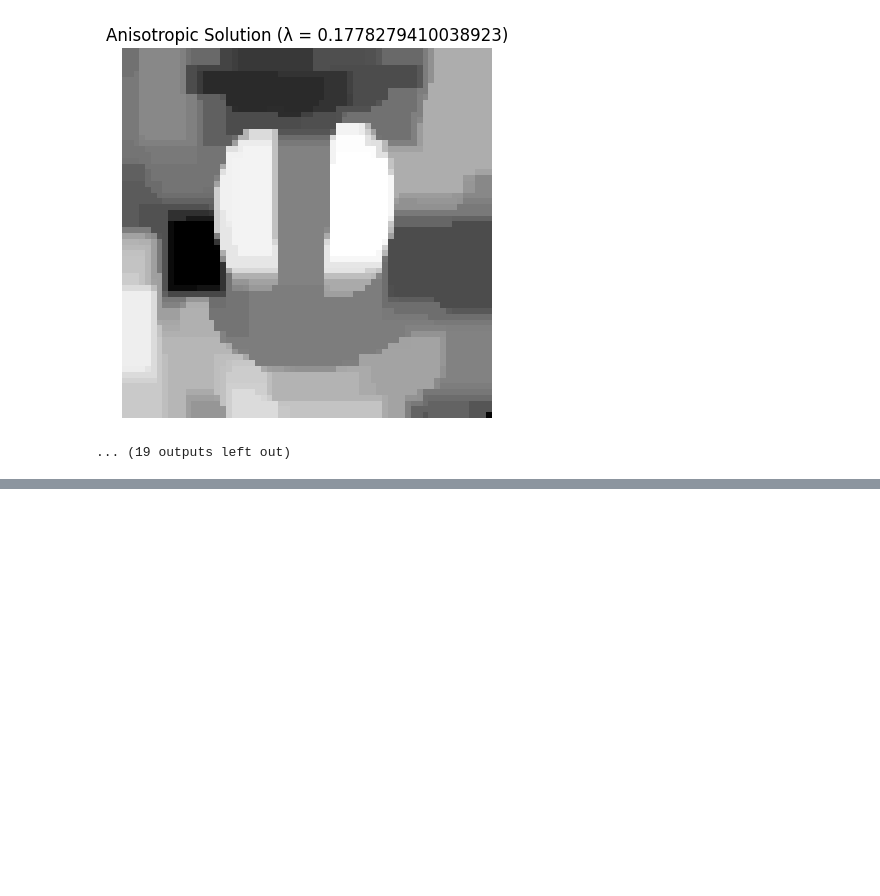
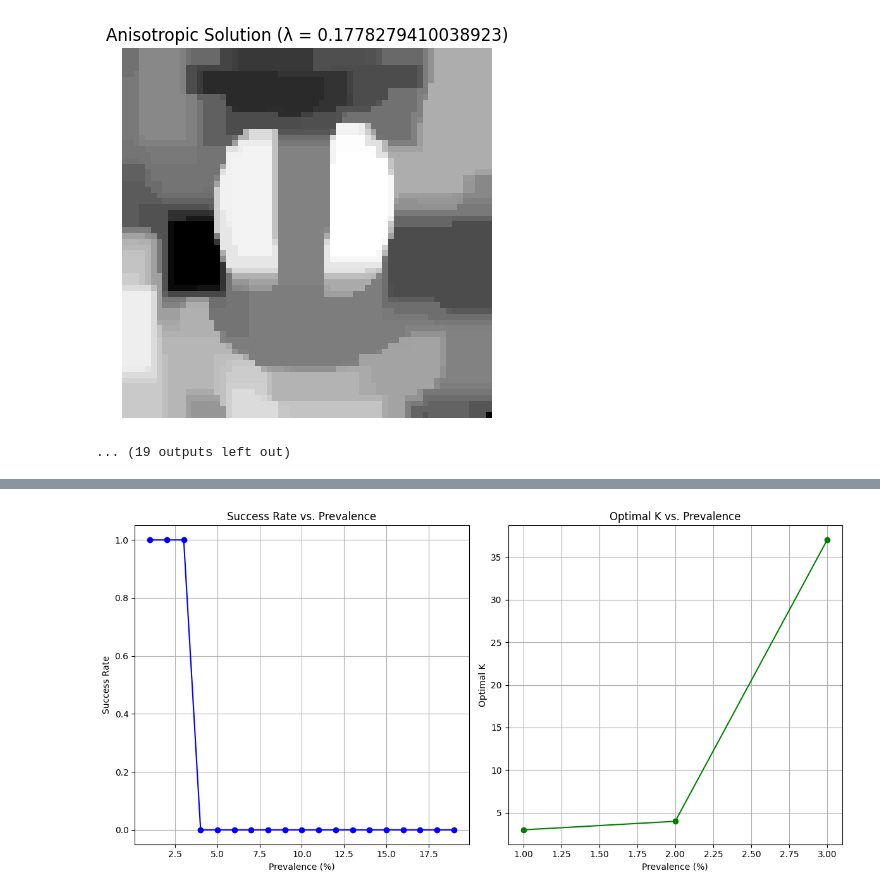
Before and after one commit to AmirHosseinNaghdi2003/convex-optimization, a Jupyter notebook: CHW1/CO_CHW1.ipynb, the cells around one changed output, grey strips where cells are left out. Saved outputs shown, nothing was run; the diff lists cells and outputs as text; code cells hidden in the pictures; blank space fills up the shorter version.

```diff
--- a/CHW1/CO_CHW1.ipynb
+++ b/CHW1/CO_CHW1.ipynb
@@ -314,0 +366,68 @@ Anisotropic Objective Value: 22.49616861304279
+# %%
+import numpy as np
+import cvxpy as cp
+import matplotlib.pyplot as plt
+
+N = 1000
+M = 100
+tolerance = 1e-4
+
+prevalence_levels = np.arange(0.01, 0.20, 0.01)
+
+success_rates = []
+optimal_K = []
+
+for prevalence in prevalence_levels:
+    S = int(N * prevalence)
+    ind0 = np.random.choice(N, S, replace=False)
+    x0 = np.zeros(N)
+    x0[ind0] = np.random.rand(S)
+
+    best_K = None
+    success_for_prevalence = False
+
+    for K in range(1, M + 1):
+        A = np.zeros((M, N))
+        for i in np.arange(N):
+            ind = np.random.choice(M, K, replace=False)
+            A[ind, i] = 1
+
+        y = A @ x0
+
+        x = cp.Variable(N, nonneg=True)
+        objective = cp.Minimize(cp.norm1(x))
+        constraints = [A @ x == y]
+        problem = cp.Problem(objective, constraints)
+        problem.solve()
+
+        identified = np.where(x.value > tolerance)[0]
+        success = np.array_equal(np.sort(identified), np.sort(ind0))
+
+        if success:
+            best_K = K
+            success_for_prevalence = True
+            break
+
+    optimal_K.append(best_K if success_for_prevalence else None)
+    success_rates.append(success_for_prevalence)
+
+
+plt.figure(figsize=(12, 6))
+plt.subplot(1, 2, 1)
+plt.plot(prevalence_levels * 100, success_rates, marker='o', color='blue')
+plt.xlabel('Prevalence (%)')
+plt.ylabel('Success Rate')
+plt.title('Success Rate vs. Prevalence')
+plt.grid(True)
+
+plt.subplot(1, 2, 2)
+plt.plot(prevalence_levels * 100, optimal_K, marker='o', color='green')
+plt.xlabel('Prevalence (%)')
+plt.ylabel('Optimal K')
+plt.title('Optimal K vs. Prevalence')
+plt.grid(True)
+
+plt.tight_layout()
+plt.show()
+# %% [output]
+[figure, added]
```
Also changed, not shown: parts of 13 cells of this notebook, 1 other file.
